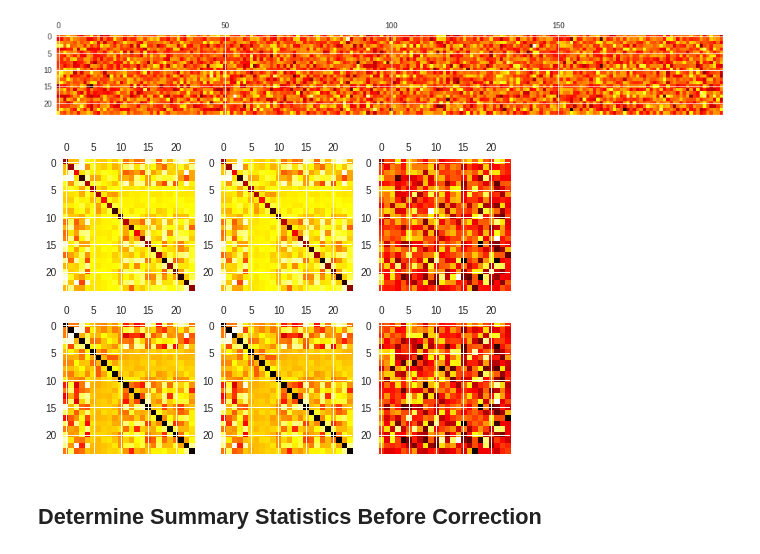
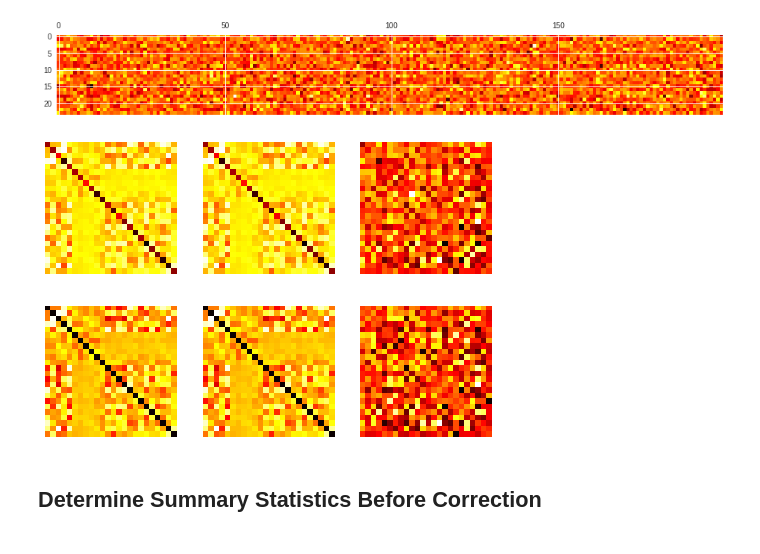
Before and after one commit to wdconinc/parity-jupyter-notebooks, a Jupyter notebook: FindingBestRegressionSetsInSinglePassAnalysis.ipynb, the cells around one changed output. Saved outputs shown, nothing was run; the diff lists cells and outputs as text; code cells hidden in the pictures.

```diff
--- a/FindingBestRegressionSetsInSinglePassAnalysis.ipynb
+++ b/FindingBestRegressionSetsInSinglePassAnalysis.ipynb
@@ -99,19 +103,31 @@ plt.matshow(XY[:,:200], cmap = "hot_r");
 # %%
 cov = np.cov(XY)
 corr = np.corrcoef(XY)
 
 fig, ax = plt.subplots(2,3)
 ax[0,0].matshow(cov, cmap = "hot_r")
+ax[0,0].set_xticks([])
+ax[0,0].set_yticks([])
 ax[0,1].matshow(cov0, cmap = "hot_r")
+ax[0,1].set_xticks([])
+ax[0,1].set_yticks([])
 ax[0,2].matshow(cov0 - cov, cmap = "hot_r")
+ax[0,2].set_xticks([])
+ax[0,2].set_yticks([])
 np.testing.assert_allclose(cov0, cov, atol = 0.2 * np.average(cov))
 
 ax[1,0].matshow(corr, cmap = "hot_r")
+ax[1,0].set_xticks([])
+ax[1,0].set_yticks([])
 ax[1,1].matshow(corr0, cmap = "hot_r")
+ax[1,1].set_xticks([])
+ax[1,1].set_yticks([])
 ax[1,2].matshow(corr0 - corr, cmap = "hot_r")
+ax[1,2].set_xticks([])
+ax[1,2].set_yticks([])
 np.testing.assert_allclose(corr0, corr, atol = 0.2 * np.average(corr))
 # %% [output]
-[figure, old version]
+[figure, new version]
 # %% [markdown]
 ## Determine Summary Statistics Before Correction
 # %%
```
Also changed, not shown: parts of 3 cells of this notebook.
